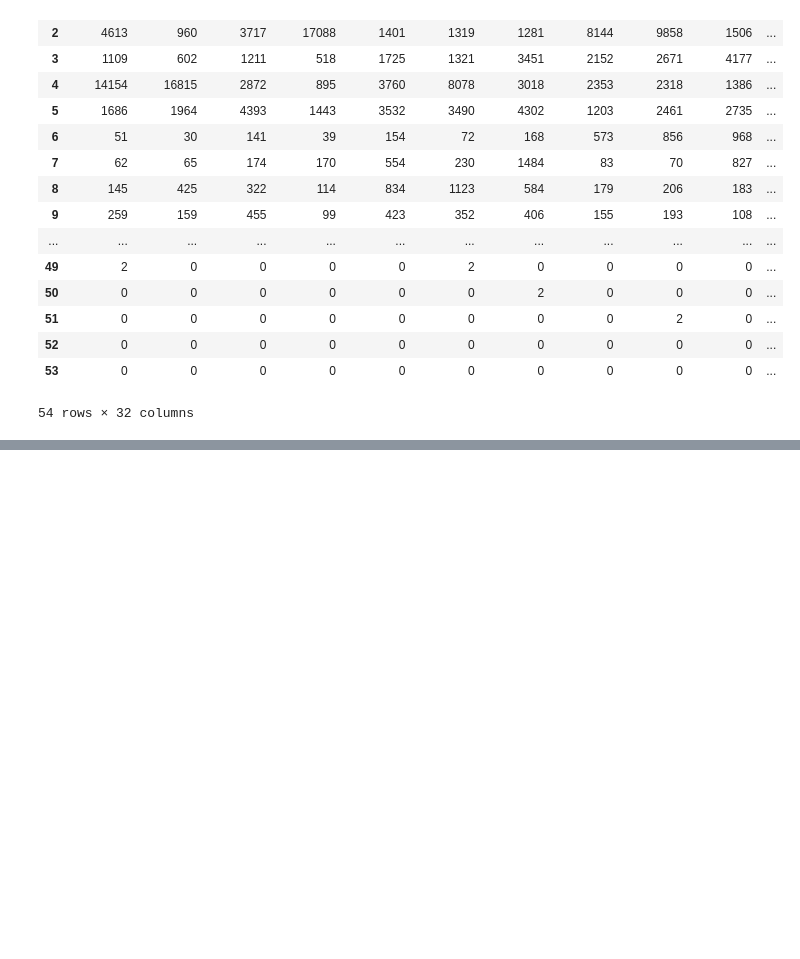
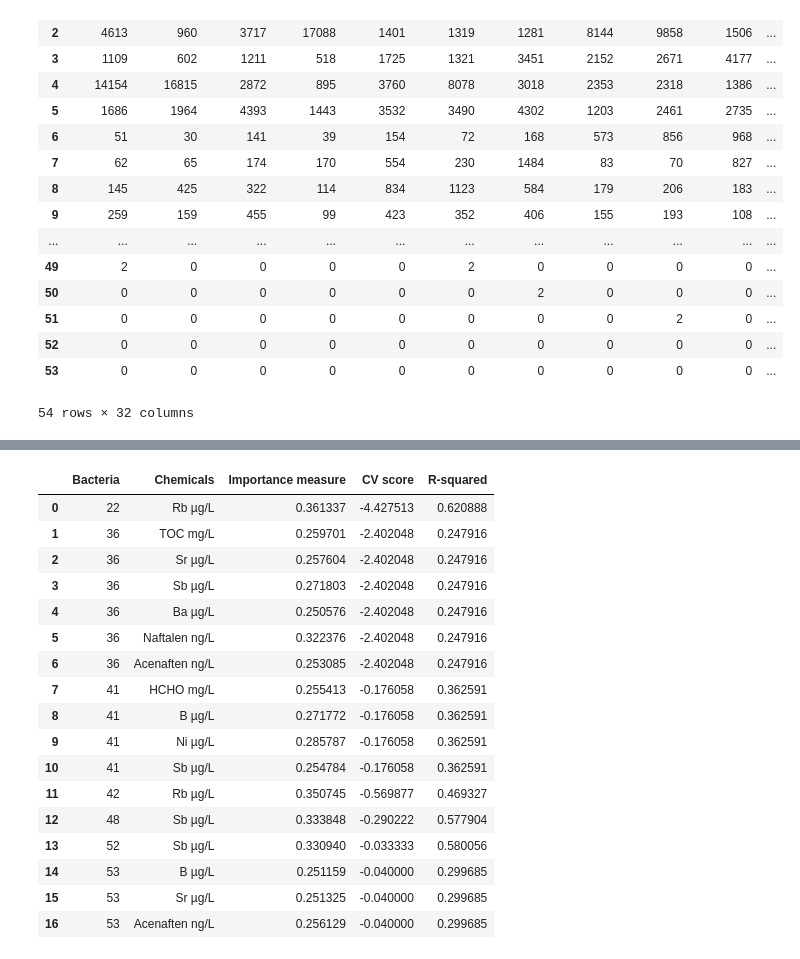
Before and after one commit to melehean/Bioinformatics-Project, a Jupyter notebook: type_analysis.ipynb, the cells around one changed output, grey strips where cells are left out. Cells and saved outputs as stored; diff of their text form; code cells hidden in the pictures; blank space fills up the shorter version.

```diff
--- a/type_analysis.ipynb
+++ b/type_analysis.ipynb
@@ -119,0 +102,26 @@ ml_methods.get_results_for_all_bacteria(
+# %%
+random_forest_feature_importance = results_gathering.important_relationships_for_all_bacteria(
+    chemical_data,
+    type_data,
+    ml_importance_methods.get_random_forest_importance,
+    importance_threshold=0.25)
+random_forest_feature_importance
+# %% [output]
+|  | Bacteria | Chemicals | Importance measure | CV score | R-squared |
+| 0 | 22 | Rb µg/L | 0.361337 | -4.427513 | 0.620888 |
+| 1 | 36 | TOC mg/L | 0.259701 | -2.402048 | 0.247916 |
+| 2 | 36 | Sr µg/L | 0.257604 | -2.402048 | 0.247916 |
+| 3 | 36 | Sb µg/L | 0.271803 | -2.402048 | 0.247916 |
+| 4 | 36 | Ba µg/L | 0.250576 | -2.402048 | 0.247916 |
+| 5 | 36 | Naftalen ng/L | 0.322376 | -2.402048 | 0.247916 |
+| 6 | 36 | Acenaften ng/L | 0.253085 | -2.402048 | 0.247916 |
+| 7 | 41 | HCHO mg/L | 0.255413 | -0.176058 | 0.362591 |
+| 8 | 41 | B µg/L | 0.271772 | -0.176058 | 0.362591 |
+| 9 | 41 | Ni µg/L | 0.285787 | -0.176058 | 0.362591 |
+| 10 | 41 | Sb µg/L | 0.254784 | -0.176058 | 0.362591 |
+| 11 | 42 | Rb µg/L | 0.350745 | -0.569877 | 0.469327 |
+| 12 | 48 | Sb µg/L | 0.333848 | -0.290222 | 0.577904 |
+| 13 | 52 | Sb µg/L | 0.330940 | -0.033333 | 0.580056 |
+| 14 | 53 | B µg/L | 0.251159 | -0.040000 | 0.299685 |
+| 15 | 53 | Sr µg/L | 0.251325 | -0.040000 | 0.299685 |
+| 16 | 53 | Acenaften ng/L | 0.256129 | -0.040000 | 0.299685 |
```
Also changed, not shown: parts of 7 cells of this notebook, 5 other files.
